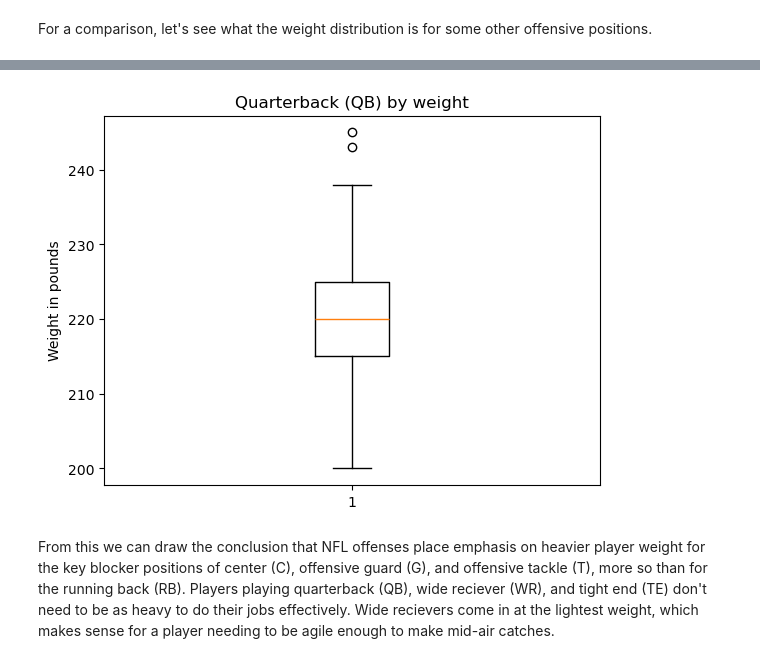
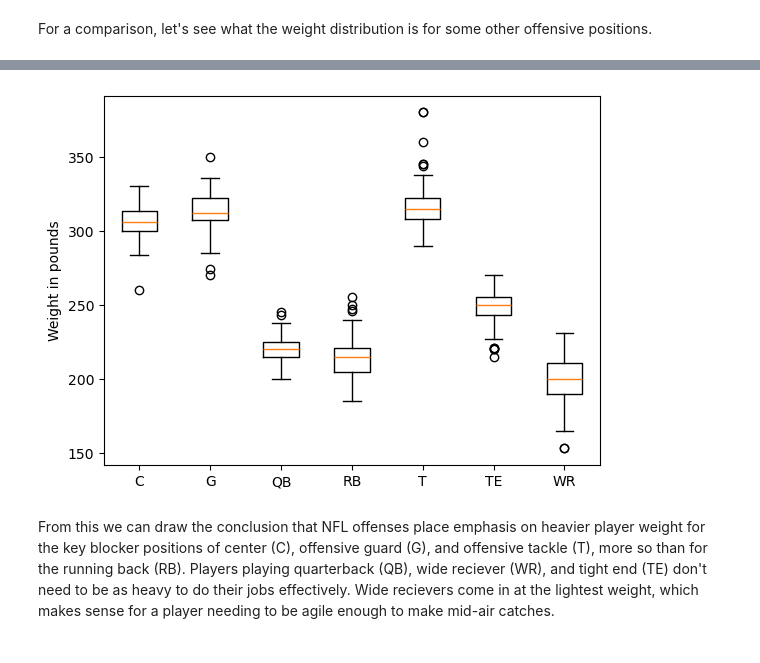
Before and after one commit to sesh9096/csci4502project, a Jupyter notebook: src/offensive-strategies.ipynb, the cells around one changed output, grey strips where cells are left out. Cells and saved outputs as stored; diff of their text form; code cells hidden in the pictures.

Commit message:
merged boxplots

```diff
--- a/src/offensive-strategies.ipynb
+++ b/src/offensive-strategies.ipynb
@@ -141,11 +94,13 @@ plt.show()
-# %%
-df_quarterbacks = players[players.position == 'QB']
-plt.boxplot(df_quarterbacks.weight)
-plt.title('Quarterback (QB) by weight')
-plt.ylabel('Weight in pounds')
-plt.show()
-# %% [output]
-[figure, removed]
+# %%
+weights_grouped = players.groupby("position")["weight"]
+positions = {"RB","TE","WR","G","T","C","QB"}
+labels = [label for label, _ in weights_grouped if label in positions]
+x = [x for label,x in weights_grouped if label in positions]
+plt.boxplot(x, tick_labels = labels)
+plt.ylabel('Weight in pounds')
+plt.show()
+# %% [output]
+[figure, added]
 # %% [markdown]
 From this we can draw the conclusion that NFL offenses place emphasis on heavier player weight for the key blocker positions of center (C), offensive guard (G), and offensive tackle (T), more so than for the running back (RB). Players playing quarterback (QB), wide reciever (WR), and tight end (TE) don't need to be as heavy to do their jobs effectively. Wide recievers come in at the lightest weight, which makes sense for a player needing to be agile enough to make mid-air catches.
 # %%
```
Also changed, not shown: parts of 6 cells of this notebook.
